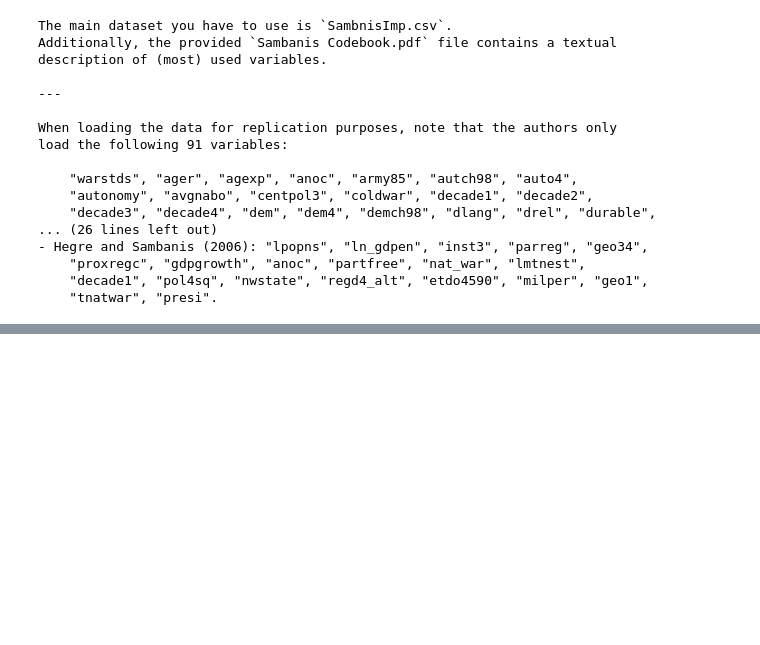
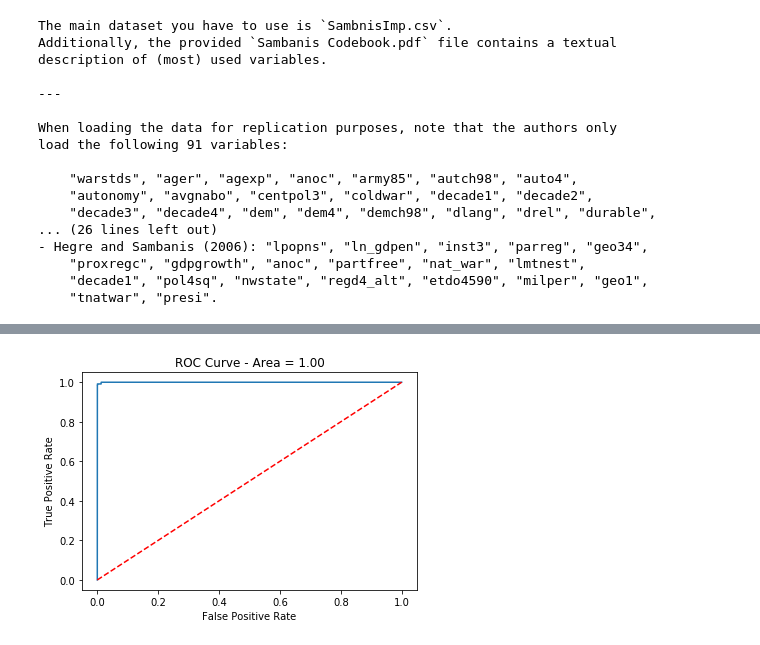
Before and after one commit to epfl-ada/ada-2020-project-milestone-p3-p3_klr, a Jupyter notebook: Creative_Extension.ipynb, the cells around one changed output, grey strips where cells are left out. Cells and saved outputs as stored; diff of their text form; code cells hidden in the pictures; blank space fills up the shorter version.

```diff
--- a/Creative_Extension.ipynb
+++ b/Creative_Extension.ipynb
@@ -123,0 +160,8 @@ roc_plt(*roc_vals['hs'][:3])
+# %%
+# roc plots for rf with downsampling - all 90 variables the authors load
+down_sample_ratio = 1/2
+brf_pipeline = make_pipeline(StandardScaler(), BalancedRandomForestClassifier(n_estimators=1000, sampling_strategy = down_sample_ratio))
+roc_vals['brf'] = compute_roc_vals(auth_x, y_master, brf_pipeline)
+roc_plt(*roc_vals['brf'][:3])
+# %% [output]
+[figure, added]
```
Also changed, not shown: parts of 11 cells of this notebook.
